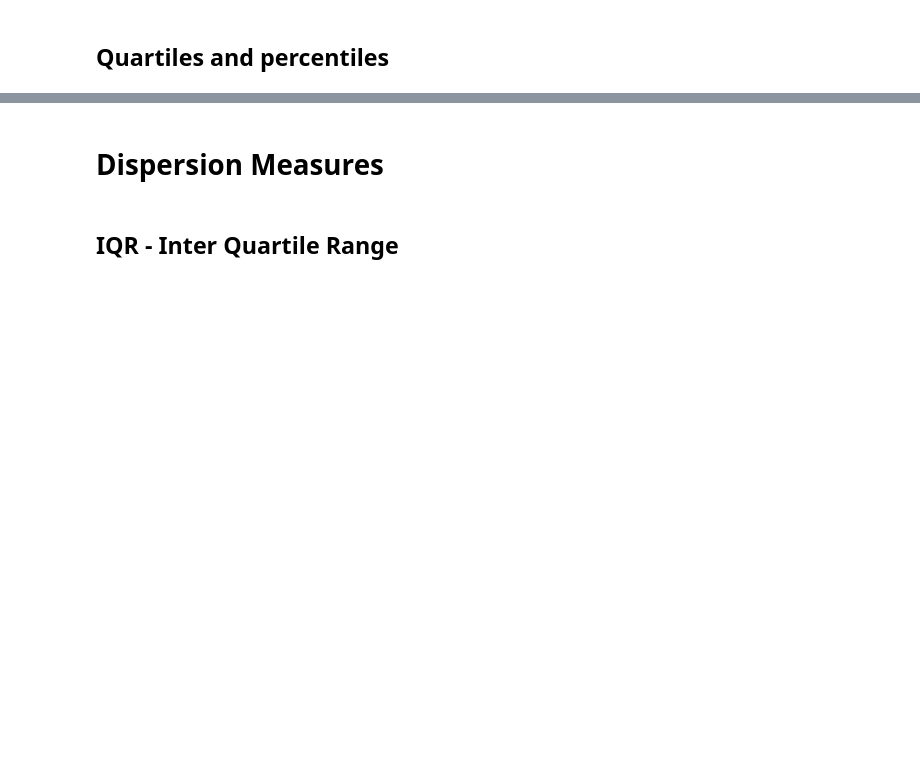
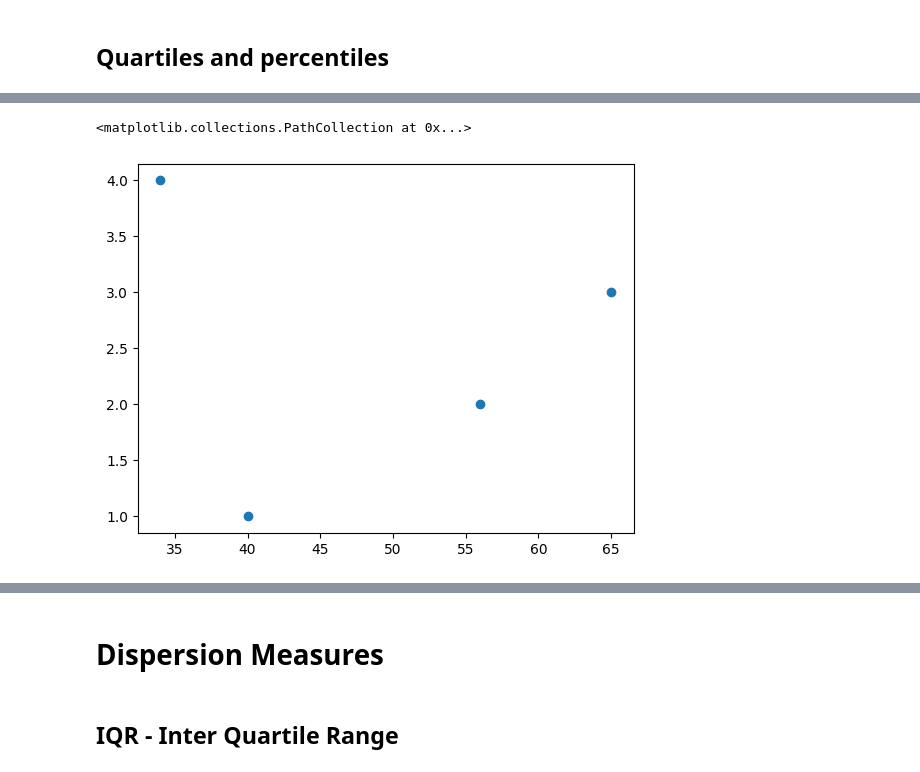
Before and after one commit to TheLazyCactus/ironhack-v4-data-lessons, a Jupyter notebook: cohorts/15_oct_24/02_data_wrangling_and_retrieval/code_along_nb/W4D3_descriptive_statistics.ipynb, the cells around one changed output, grey strips where cells are left out. Cells and saved outputs as stored; diff of their text form; code cells hidden in the pictures; blank space fills up the shorter version.

```diff
--- a/cohorts/15_oct_24/02_data_wrangling_and_retrieval/code_along_nb/W4D3_descriptive_statistics.ipynb
+++ b/cohorts/15_oct_24/02_data_wrangling_and_retrieval/code_along_nb/W4D3_descriptive_statistics.ipynb
@@ -69,0 +169,5 @@ from scipy import stats
+# %%
+plt.scatter( y= [1,2,3,4], x= dataset[:4])§b
+# %% [output]
+<matplotlib.collections.PathCollection at 0x...>
+[figure, added]
```
Also changed, not shown: parts of 27 cells of this notebook.
